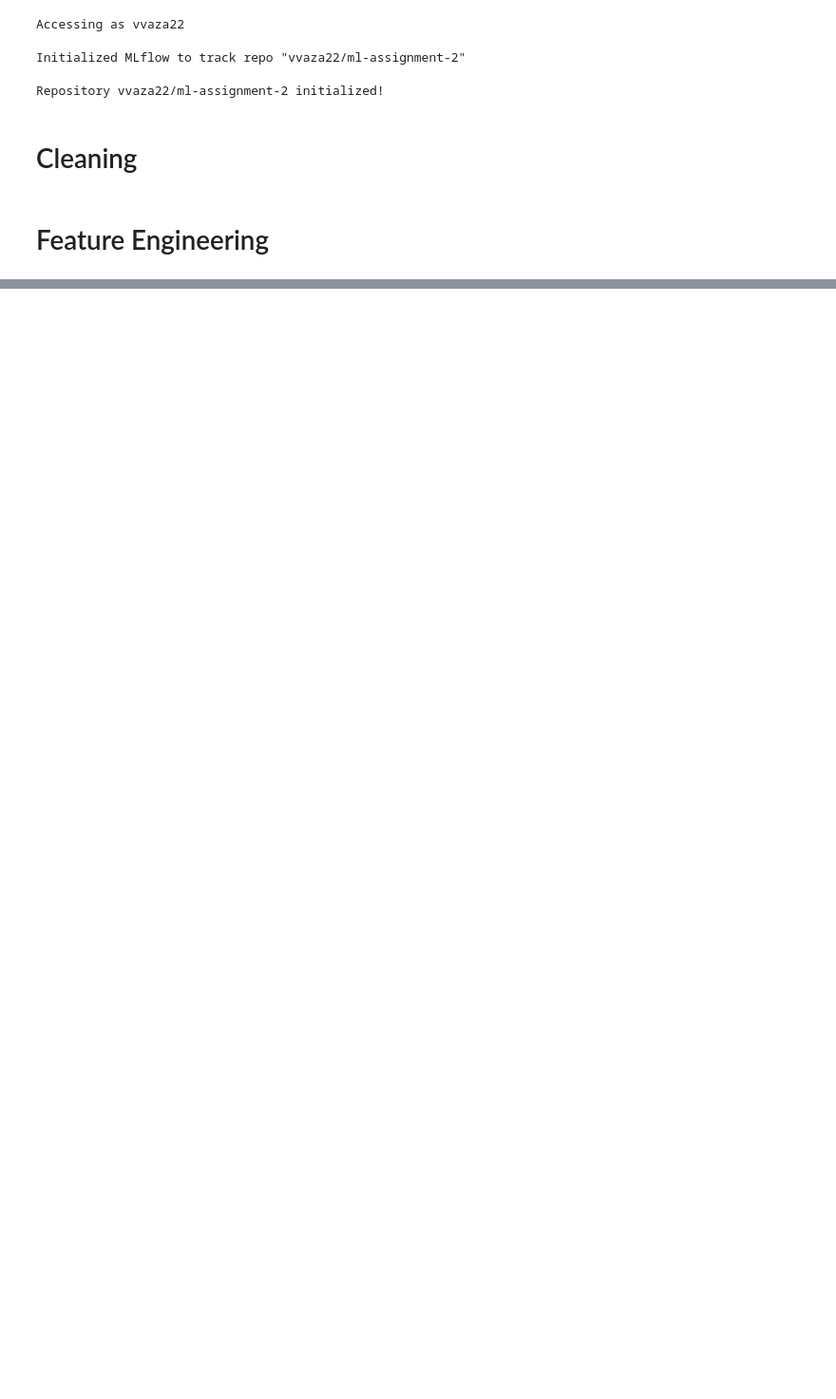
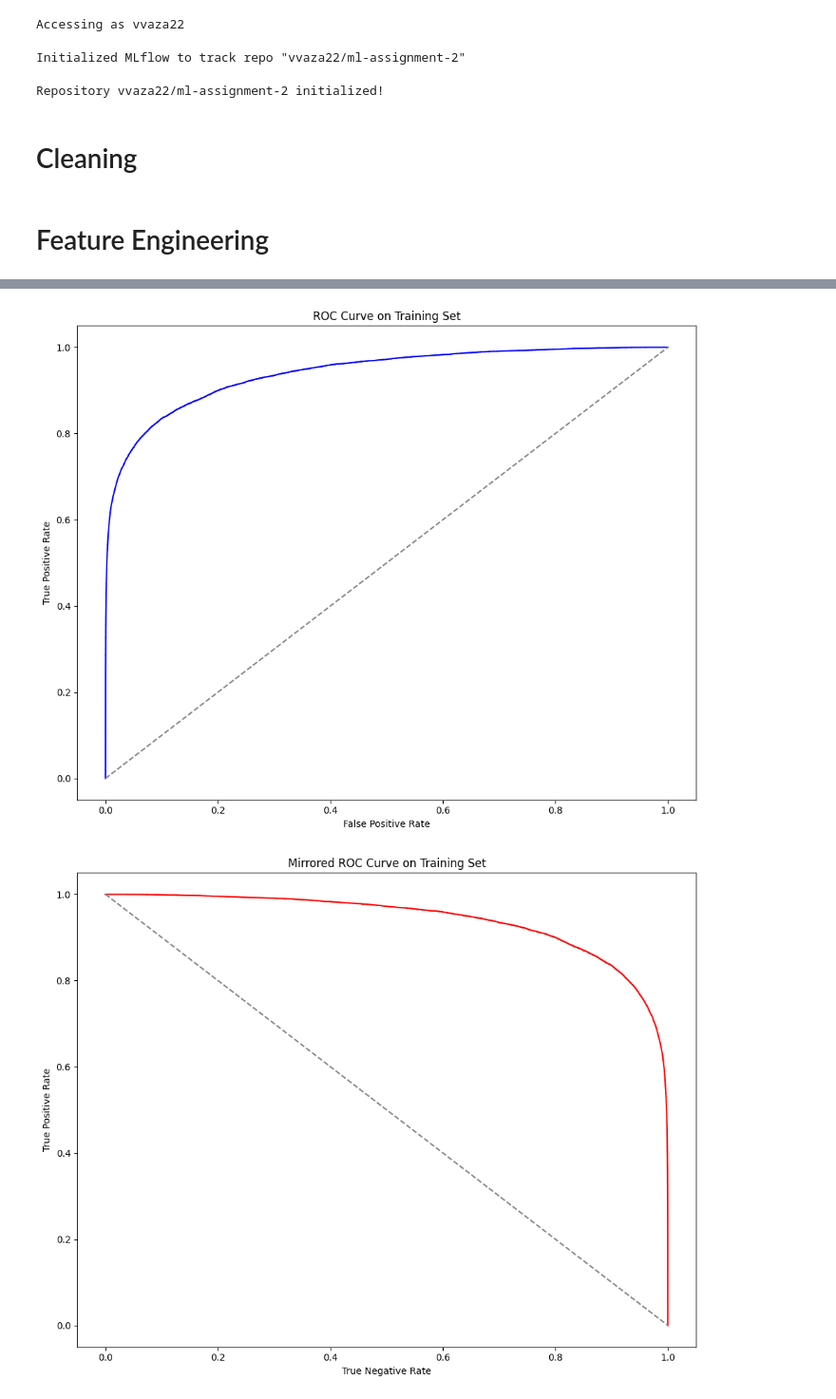
Before and after one commit to vvaza22/ml-assignment-2, a Jupyter notebook: model_experiment_XGBoost.ipynb, the cells around one changed output, grey strips where cells are left out. Shown at 95% size. Cells and saved outputs as stored; diff of their text form; code cells hidden in the pictures; blank space fills up the shorter version.

```diff
--- a/model_experiment_XGBoost.ipynb
+++ b/model_experiment_XGBoost.ipynb
@@ -347,0 +341,23 @@ log_custom_pymodel(
+# %%
+import xgboost as xgb
+from imblearn.pipeline import Pipeline as ImbalancedPipeline
+from imblearn.over_sampling import SMOTE
+
+model = xgb.XGBClassifier(eval_metric="auc")
+pipeline = ImbalancedPipeline(steps=[
+    ('woe_encoder', woe_encoder),
+    ('drop_high_na_feats', DropHighNAFeatures(threshold=NA_DROP_THRESHOLD)),
+    ('fill_na', FillNAWithMedian()),
+    ('smote', SMOTE(random_state=RANDOM_STATE)), # Try over sampling the minority class
+    ('classifier', model),
+])
+# %%
+# Specify parameters to try using GridSearch
+param_grid = {
+    "classifier__max_depth": [6, 9],
+    "classifier__n_estimators": [10, 20, 30],
+    "classifier__learning_rate": [0.3],
+    "classifier__gamma": [0.1],
+    "classifier__alpha": [0],
+    "classifier__lambda": [1],
+}
@@ -347,0 +489,6 @@ log_custom_pymodel(
+# %%
+best_pipeline = grid_search.best_estimator_
+plot_roc(best_pipeline, X_train, y_train)
+# %% [output]
+[figure, added]
+[figure, added]
```
Also changed, not shown: parts of 47 cells of this notebook, 1 other file.
